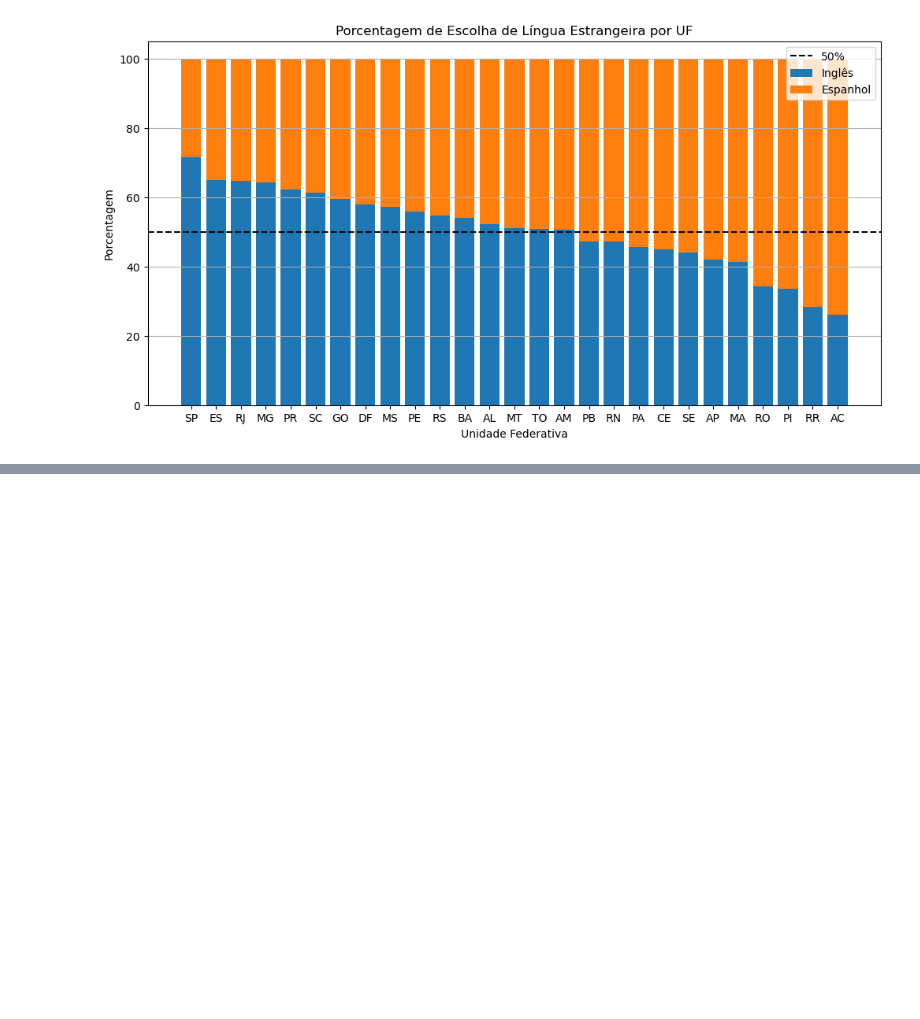
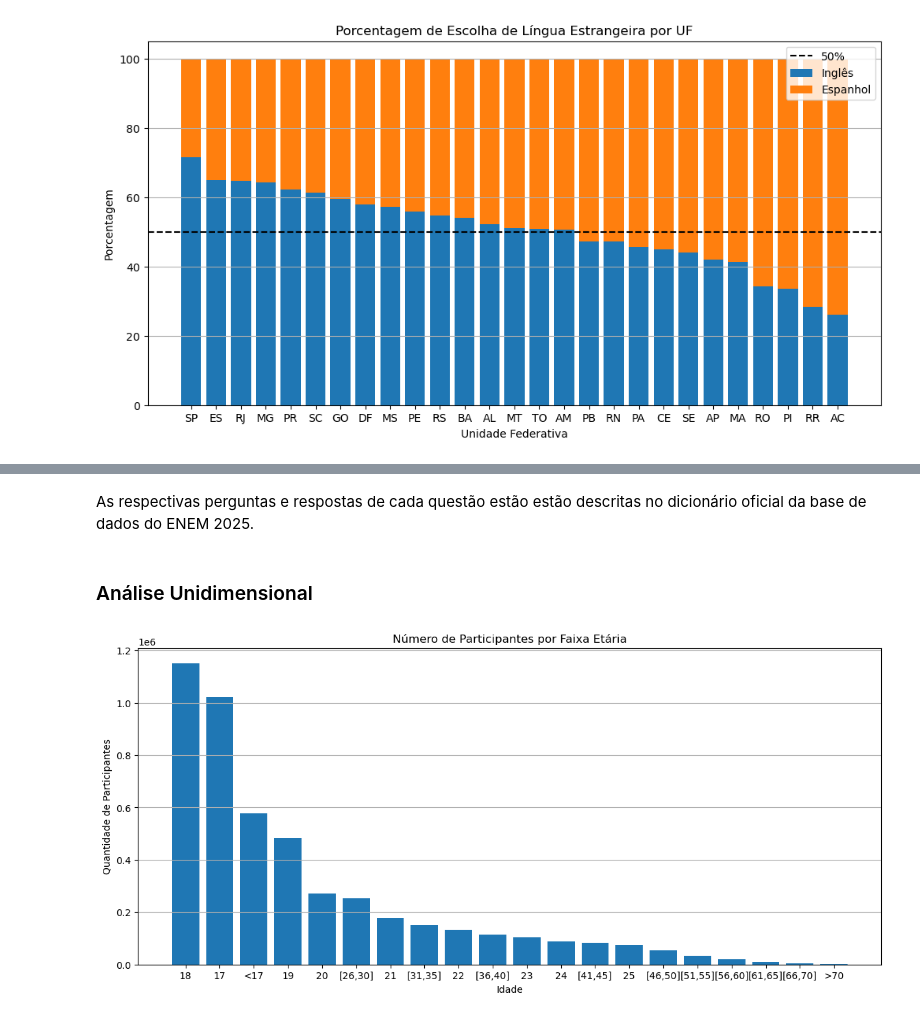
Before and after one commit to Machine-Learning-AV2/Pipeline_MachineLearning_AV2, a Jupyter notebook: analise_exploratoria.ipynb, the cells around one changed output, grey strips where cells are left out. Saved outputs shown, nothing was run; the diff lists cells and outputs as text; code cells hidden in the pictures; blank space fills up the shorter version.

Commit message:
Análise da base PARTICIPANTES_2025

```diff
--- a/analise_exploratoria.ipynb
+++ b/analise_exploratoria.ipynb
@@ -497,0 +523,11 @@ plt.show()
+# %%
+# Leitura dos dados
+dados_class = np.genfromtxt('microdados_enem_2025/DADOS/PARTICIPANTES_2025.csv',
+                      delimiter=';',
+                      skip_header=1,
+                      encoding='latin-1',
+                      dtype=str,
+                      usecols=(2, 3, 4, 5, 15, 16, 17, 18, 20, 21, 22, 23, 24, 25, 26, 27, 28, 29, 30, 31, 32, 33, 34, 35, 36, 37))
+
+# Colunas selecionadas:
+# IDADE, SEXO, CIVIL, COR, Q1, Q2, Q3, Q4, Q6, Q7, Q8, Q9, Q10, Q11, Q12, Q13, Q14, Q15, Q16, Q17, Q18, Q19, Q20, Q21, Q22, Q23
@@ -497,0 +559,48 @@ plt.show()
+# %% [markdown]
+As respectivas perguntas e respostas de cada questão estão estão descritas no dicionário oficial da base de dados do ENEM 2025.
+# %% [markdown]
+### Análise Unidimensional
+# %%
+num_para_idade = {
+    '1': '<17',
+    '2': '17',
+    '3': '18',
+    '4': '19',
+    '5': '20',
+    '6': '21',
+    '7': '22',
+    '8': '23',
+    '9': '24',
+    '10': '25',
+    '11': '[26,30]',
+    '12': '[31,35]',
+    '13': '[36,40]',
+    '14': '[41,45]',
+    '15': '[46,50]',
+    '16': '[51,55]',
+    '17': '[56,60]',
+    '18': '[61,65]',
+    '19': '[66,70]',
+    '20': '>70'
+}
+
+idade = dados_class[:,0]
+idade = np.vectorize(lambda c: num_para_idade.get(str(c)))(idade)
+idades, contagens = np.unique(idade, return_counts=True)
+
+indice_ordenado = np.argsort(contagens)[::-1]
+idades = idades[indice_ordenado]
+contagens = contagens[indice_ordenado]
+
+# Gráfico de Barras
+plt.figure(figsize=(14, 6))
+plt.bar(idades, contagens)
+
+plt.title('Número de Participantes por Faixa Etária')
+plt.xlabel('Idade')
+plt.ylabel('Quantidade de Participantes')
+plt.grid(axis='y')
+
+plt.show()
+# %% [output]
+[figure, added]
```
Also changed, not shown: parts of 44 cells of this notebook.
